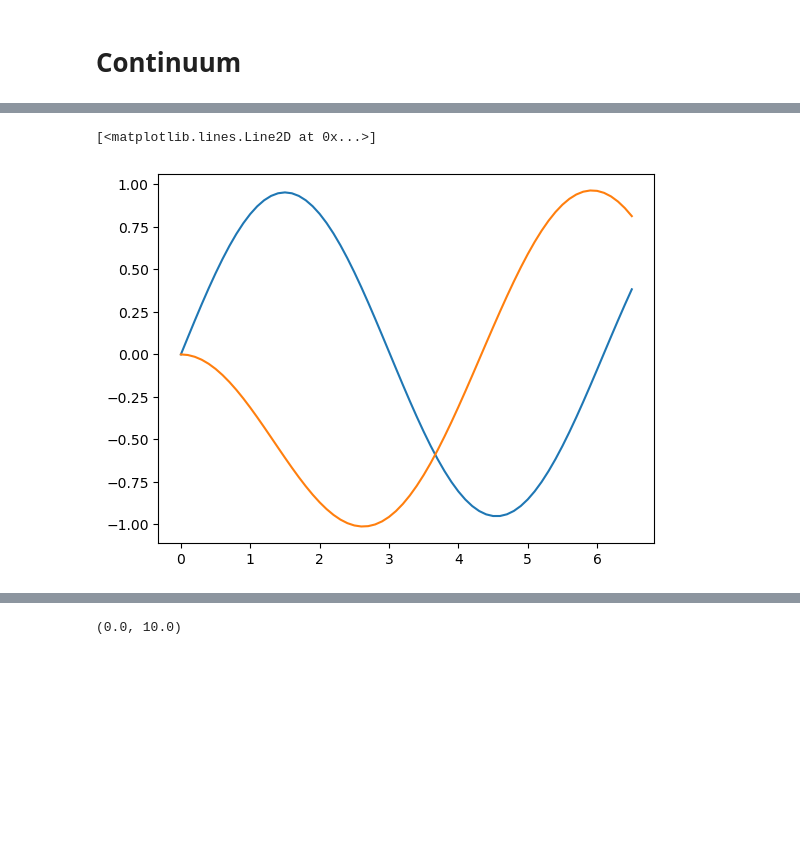
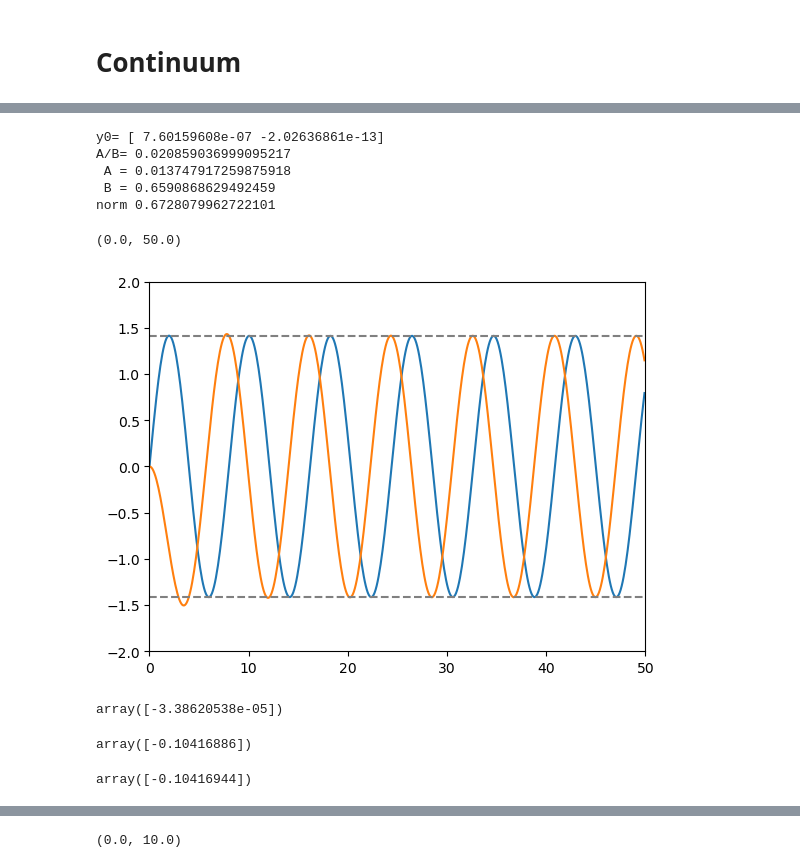
Before and after one commit to Partynumbers42/phasr, a Jupyter notebook: TemporaryTesting.ipynb, the cells around one changed output, grey strips where cells are left out. Drawn from its saved outputs; the diff is of its cells as text; code cells hidden in the pictures; blank space fills up the shorter version.

```diff
--- a/TemporaryTesting.ipynb
+++ b/TemporaryTesting.ipynb
@@ -1100,7 +1096,19 @@ cont.__dict__
+# %%
+cont.solve_IVP()
+# %% [output]
+y0= [ 7.60159608e-07 -2.02636861e-13]
+A/B= 0.020859036999095217
+ A = 0.013747917259875918
+ B = 0.6590868629492459
+norm 0.6728079962722101
 # %%
-r=np.arange(0,6.6,0.1)
-plt.plot(r,cont.g(r))
-plt.plot(r,cont.f(r))
+r=np.arange(0,50,0.1)
+plt.plot(r,cont.wavefct_g(r))
+plt.plot(r,cont.wavefct_f(r))
+plt.plot(r,r*0+np.sqrt(2),color='gray',linestyle='--')
+plt.plot(r,r*0-np.sqrt(2),color='gray',linestyle='--')
+plt.ylim(-2,2)
+plt.xlim(0,50)
 # %% [output]
-[<matplotlib.lines.Line2D at 0x...>]
+(0.0, 50.0)
-[figure, old version]
+[figure, new version]
@@ -1106,0 +1117,4 @@ plt.plot(r,cont.f(r))
+# %%
+cont.phase_difference
+# %% [output]
+array([-3.38620538e-05])
@@ -1106,0 +1125,10 @@ plt.plot(r,cont.f(r))
+# %%
+cont1.extract_phase_shift()
+cont1.phase_difference
+# %% [output]
+array([-0.10416886])
+# %%
+cont2.extract_phase_shift()
+cont2.phase_difference
+# %% [output]
+array([-0.10416944])
```
Also changed, not shown: parts of 23 cells of this notebook, 2 other files.
